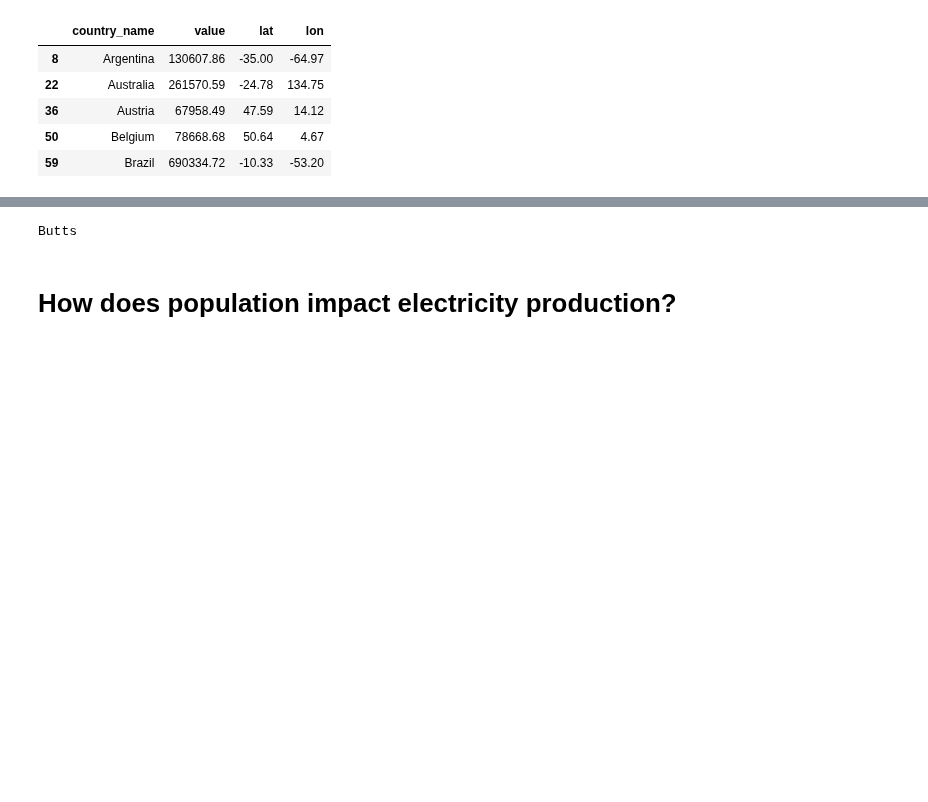
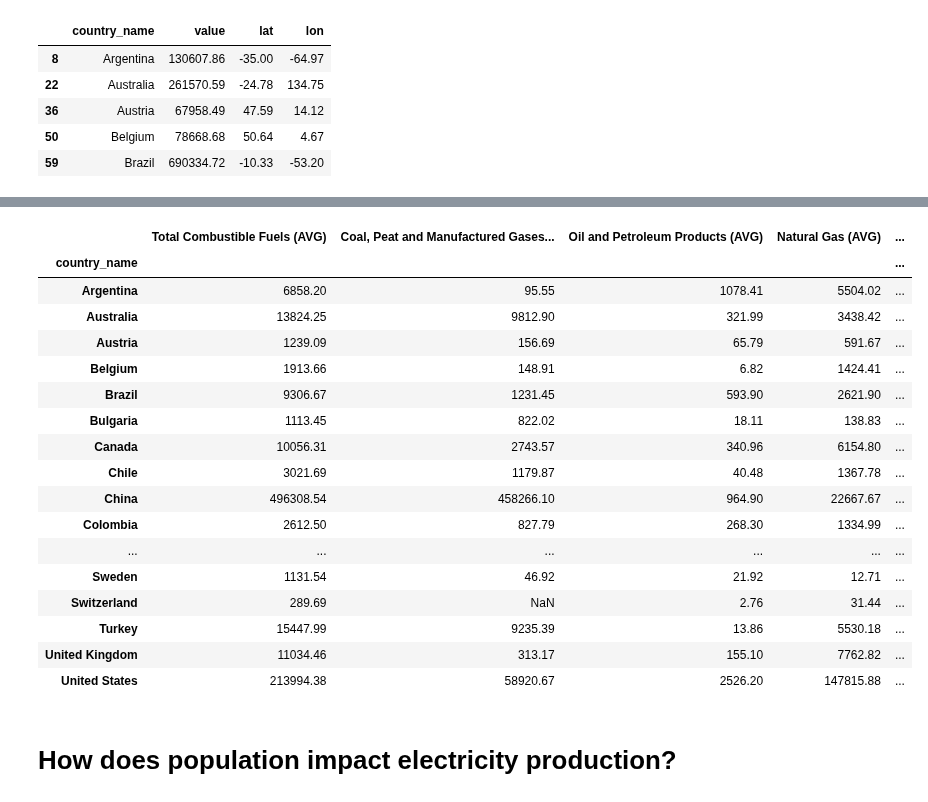
Before and after one commit to bburwinkel0721/Electric-Production, a Jupyter notebook: electricity_anaylsis.ipynb, the cells around one changed output, grey strips where cells are left out. Cells and saved outputs as stored; diff of their text form; code cells hidden in the pictures; blank space fills up the shorter version.

Commit message:
started a dataframe for summary statistics

```diff
--- a/electricity_anaylsis.ipynb
+++ b/electricity_anaylsis.ipynb
@@ -157,10 +157,52 @@ map_plot_1 = production_by_country_2023_df.hvplot.points('lon',
 map_plot_1
 # %% [output]
 [interactive output not drawn]
-# %%
-print('Butts')
-# %% [output]
-Butts
+# %%
+# Averages for 2023 grouped by country name
+total_combustible_fuels_2023_average = original_df[(original_df['parameter']=='Net Electricity Production')&(original_df['product']=='Total Combustible Fuels')&(original_df['Year']=='2023')].groupby('country_name')['value'].mean()
+coal_peat_and_manufactured_gases_2023_average = original_df[(original_df['parameter']=='Net Electricity Production')&(original_df['product']=='Coal, Peat and Manufactured Gases')&(original_df['Year']=='2023')].groupby('country_name')['value'].mean()
+oil_and_petroleum_products_2023_average = original_df[(original_df['parameter']=='Net Electricity Production')&(original_df['product']=='Oil and Petroleum Products')&(original_df['Year']=='2023')].groupby('country_name')['value'].mean()
+natural_gas_2023_average = original_df[(original_df['parameter']=='Net Electricity Production')&(original_df['product']=='Natural Gas')&(original_df['Year']=='2023')].groupby('country_name')['value'].mean()
+combustible_renewables_2023_average = original_df[(original_df['parameter']=='Net Electricity Production')&(original_df['product']=='Combustible Renewables')&(original_df['Year']=='2023')].groupby('country_name')['value'].mean()
+hydro_2023_average = original_df[(original_df['parameter']=='Net Electricity Production')&(original_df['product']=='Hydro')&(original_df['Year']=='2023')].groupby('country_name')['value'].mean()
+wind_2023_average = original_df[(original_df['parameter']=='Net Electricity Production')&(original_df['product']=='Wind')&(original_df['Year']=='2023')].groupby('country_name')['value'].mean()
+solar_2023_average = original_df[(original_df['parameter']=='Net Electricity Production')&(original_df['product']=='Solar')&(original_df['Year']=='2023')].groupby('country_name')['value'].mean()
+total_renewables_2023_average = original_df[(original_df['parameter']=='Net Electricity Production')&(original_df['product']=='Total Renewables (Hydro, Geo, Solar, Wind, Other)')&(original_df['Year']=='2023')].groupby('country_name')['value'].mean()
+
+# Create a dataframe of averages
+summary_statistics_2023 = pd.DataFrame({
+    "Total Combustible Fuels (AVG)":total_combustible_fuels_2023_average,
+    "Coal, Peat and Manufactured Gases (AVG)": coal_peat_and_manufactured_gases_2023_average,
+    "Oil and Petroleum Products (AVG)": oil_and_petroleum_products_2023_average,
+    "Natural Gas (AVG)":natural_gas_2023_average,
+    "Combustible Renewables (AVG)": combustible_renewables_2023_average,
+    "Hydro (AVG)": hydro_2023_average,
+    "Wind (AVG)": wind_2023_average,
+    "Solar (AVG)": solar_2023_average,
+    "Total Renewables (AVG)": total_renewables_2023_average
+})
+
+# Display the dataframe
+summary_statistics_2023
+# %% [output]
+|  | Total Combustible Fuels (AVG) | Coal, Peat and Manufactured Gases... | Oil and Petroleum Products (AVG) | Natural Gas (AVG) | ... |
+| country_name |  |  |  |  | ... |
+| Argentina | 6858.20 | 95.55 | 1078.41 | 5504.02 | ... |
+| Australia | 13824.25 | 9812.90 | 321.99 | 3438.42 | ... |
+| Austria | 1239.09 | 156.69 | 65.79 | 591.67 | ... |
+| Belgium | 1913.66 | 148.91 | 6.82 | 1424.41 | ... |
+| Brazil | 9306.67 | 1231.45 | 593.90 | 2621.90 | ... |
+| Bulgaria | 1113.45 | 822.02 | 18.11 | 138.83 | ... |
+| Canada | 10056.31 | 2743.57 | 340.96 | 6154.80 | ... |
+| Chile | 3021.69 | 1179.87 | 40.48 | 1367.78 | ... |
+| China | 496308.54 | 458266.10 | 964.90 | 22667.67 | ... |
+| Colombia | 2612.50 | 827.79 | 268.30 | 1334.99 | ... |
+| ... | ... | ... | ... | ... | ... |
+| Sweden | 1131.54 | 46.92 | 21.92 | 12.71 | ... |
+| Switzerland | 289.69 | NaN | 2.76 | 31.44 | ... |
+| Turkey | 15447.99 | 9235.39 | 13.86 | 5530.18 | ... |
+| United Kingdom | 11034.46 | 313.17 | 155.10 | 7762.82 | ... |
+| United States | 213994.38 | 58920.67 | 2526.20 | 147815.88 | ... |
 # %% [markdown]
 # How does population impact electricity production?
 # %% [markdown]
```
